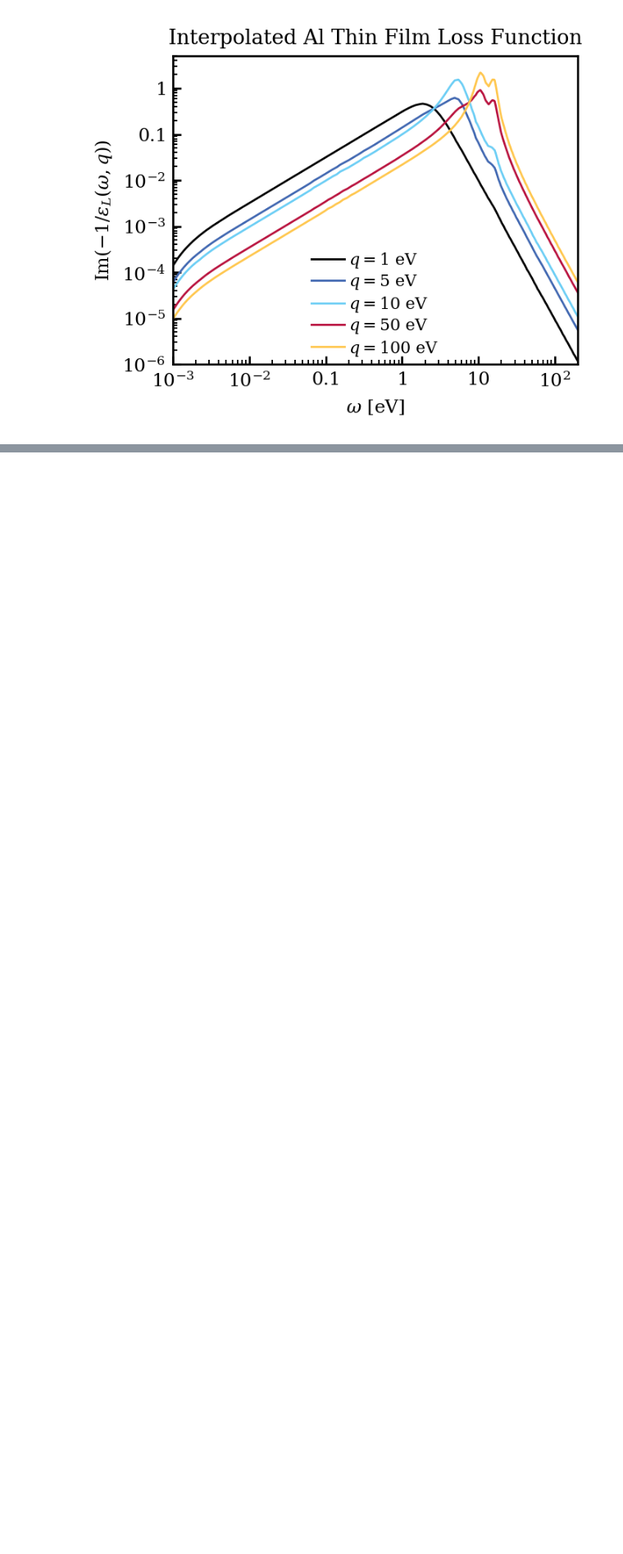
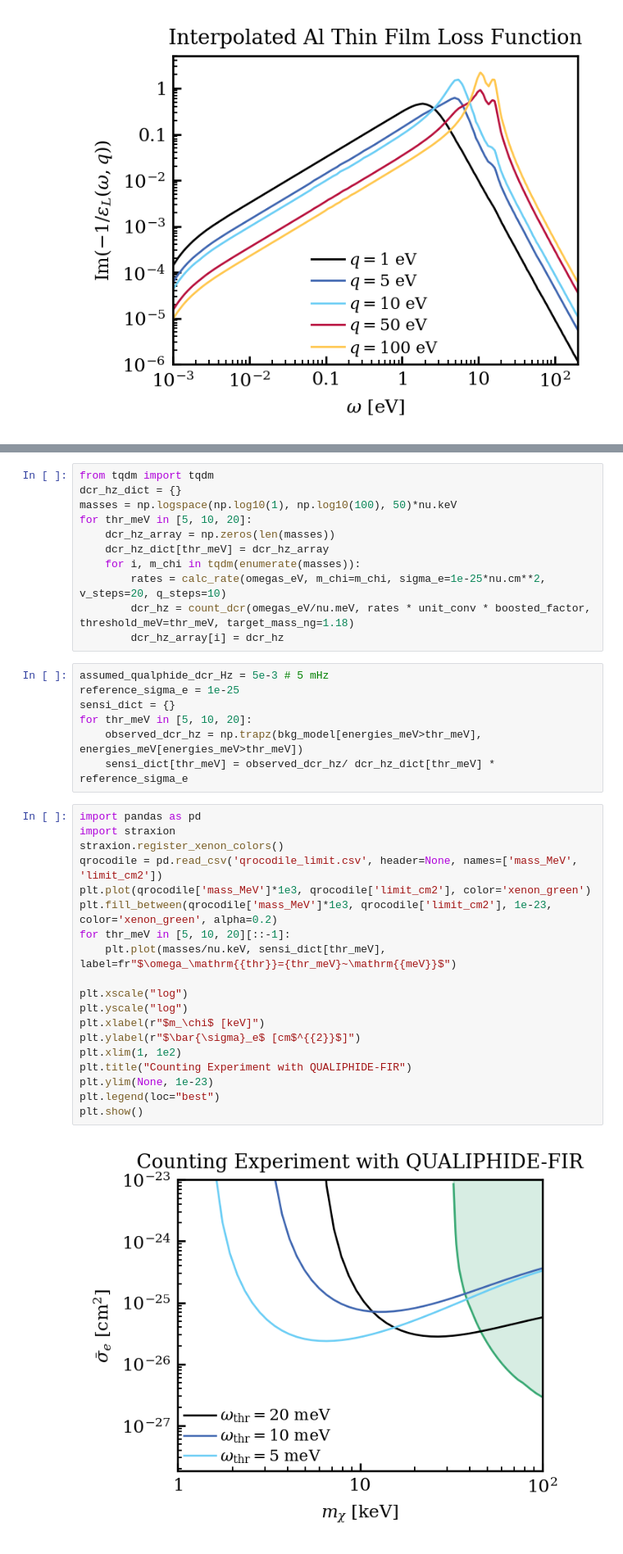
Before and after one commit to FaroutYLq/axioph, a Jupyter notebook: Directionality/rate_in_sc.ipynb, the cells around one changed output, grey strips where cells are left out. Shown at 82% size. Drawn from its saved outputs; the diff is of its cells as text; blank space fills up the shorter version.

```diff
--- a/Directionality/rate_in_sc.ipynb
+++ b/Directionality/rate_in_sc.ipynb
@@ -664,0 +759,39 @@ plt.show()
+# %%
+from tqdm import tqdm
+dcr_hz_dict = {}
+masses = np.logspace(np.log10(1), np.log10(100), 50)*nu.keV
+for thr_meV in [5, 10, 20]:
+    dcr_hz_array = np.zeros(len(masses))
+    dcr_hz_dict[thr_meV] = dcr_hz_array
+    for i, m_chi in tqdm(enumerate(masses)):
+        rates = calc_rate(omegas_eV, m_chi=m_chi, sigma_e=1e-25*nu.cm**2, v_steps=20, q_steps=10)
+        dcr_hz = count_dcr(omegas_eV/nu.meV, rates * unit_conv * boosted_factor, threshold_meV=thr_meV, target_mass_ng=1.18)
+        dcr_hz_array[i] = dcr_hz
+# %%
+assumed_qualphide_dcr_Hz = 5e-3 # 5 mHz
+reference_sigma_e = 1e-25
+sensi_dict = {}
+for thr_meV in [5, 10, 20]:
+    observed_dcr_hz = np.trapz(bkg_model[energies_meV>thr_meV], energies_meV[energies_meV>thr_meV])
+    sensi_dict[thr_meV] = observed_dcr_hz/ dcr_hz_dict[thr_meV] * reference_sigma_e
+# %%
+import pandas as pd
+import straxion
+straxion.register_xenon_colors()
+qrocodile = pd.read_csv('qrocodile_limit.csv', header=None, names=['mass_MeV', 'limit_cm2'])
+plt.plot(qrocodile['mass_MeV']*1e3, qrocodile['limit_cm2'], color='xenon_green')
+plt.fill_between(qrocodile['mass_MeV']*1e3, qrocodile['limit_cm2'], 1e-23, color='xenon_green', alpha=0.2)
+for thr_meV in [5, 10, 20][::-1]:
+    plt.plot(masses/nu.keV, sensi_dict[thr_meV], label=fr"$\omega_\mathrm{{thr}}={thr_meV}~\mathrm{{meV}}$")
+
+plt.xscale("log")
+plt.yscale("log")
+plt.xlabel(r"$m_\chi$ [keV]")
+plt.ylabel(r"$\bar{\sigma}_e$ [cm$^{{2}}$]")
+plt.xlim(1, 1e2)
+plt.title("Counting Experiment with QUALIPHIDE-FIR")
+plt.ylim(None, 1e-23)
+plt.legend(loc="best")
+plt.show()
+# %% [output]
+[figure, added]
```
Also changed, not shown: parts of 19 cells of this notebook.
